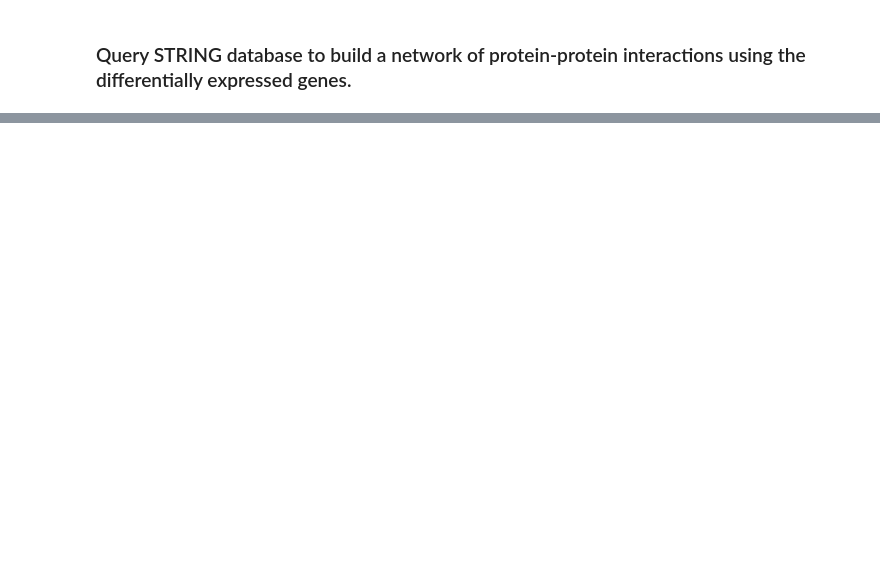
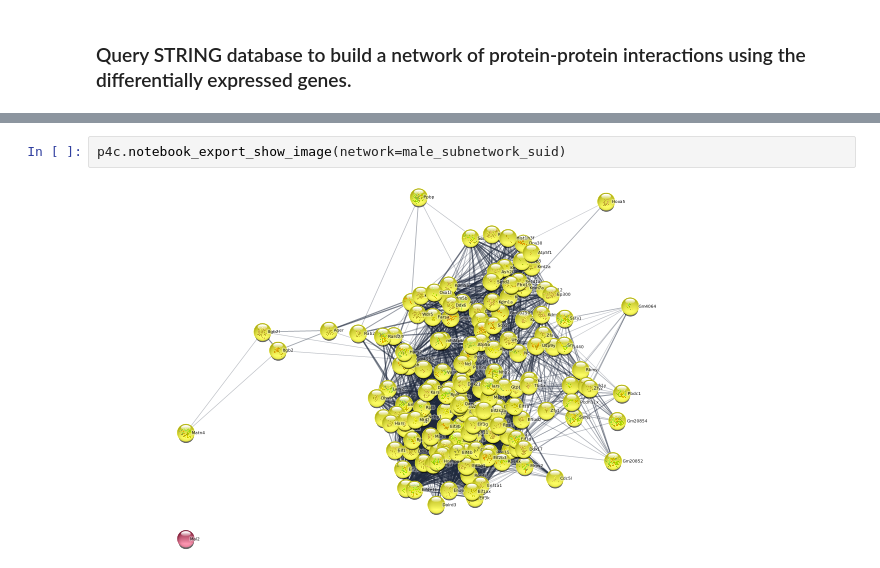
Before and after one commit to hverdonk/RNAseq-network-analysis, a Jupyter notebook: network-finder.ipynb, the cells around one changed output, grey strips where cells are left out. Drawn from its saved outputs; the diff is of its cells as text; blank space fills up the shorter version.

```diff
--- a/network-finder.ipynb
+++ b/network-finder.ipynb
@@ -47,0 +90,4 @@ p4c.notebook_export_show_image()
+# %%
+p4c.notebook_export_show_image(network=male_subnetwork_suid)
+# %% [output]
+[figure, added]
```
Also changed, not shown: parts of 21 cells of this notebook, 2 other files.
